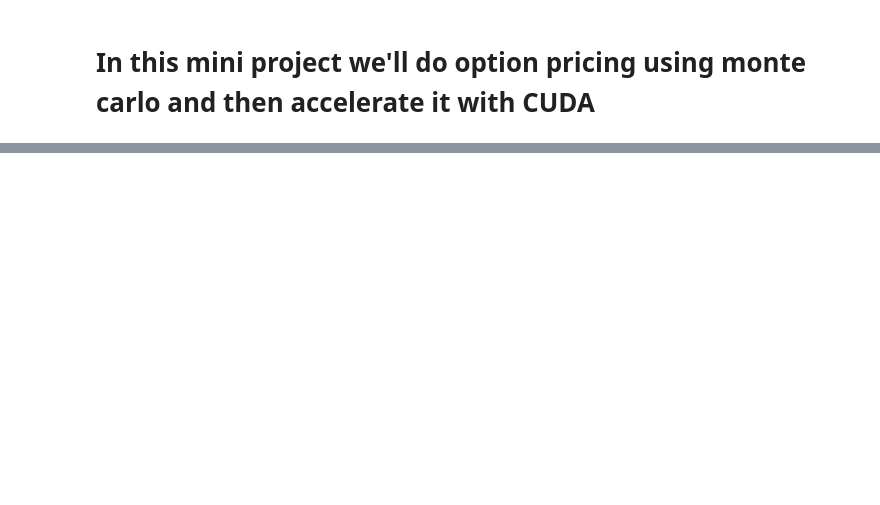
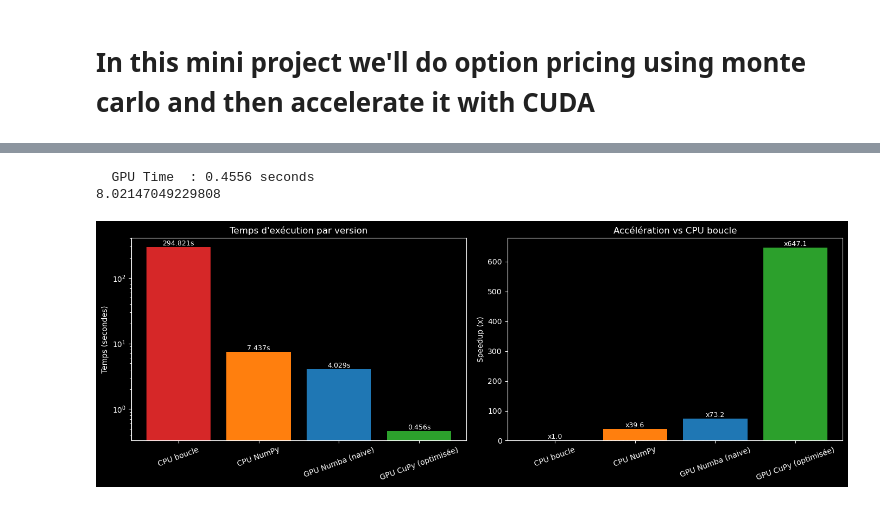
Before and after one commit to Ahmed-Berrada/Monte-Carlo-Option-Pricing, a Jupyter notebook: GPU_programming_mini_project.ipynb, the cells around one changed output, grey strips where cells are left out. Saved outputs shown, nothing was run; the diff lists cells and outputs as text; code cells hidden in the pictures; blank space fills up the shorter version.

```diff
--- a/GPU_programming_mini_project.ipynb
+++ b/GPU_programming_mini_project.ipynb
@@ -112,0 +127,49 @@ print(price_GPU)
+# %%
+start = time.perf_counter()
+price = monte_carlo_optimized_gpu(S0, K, r, sigma, T, N)
+end = time.perf_counter()
+optimized_gpu_time = end - start
+print(f"\n  GPU Time  : {optimized_gpu_time:.4f} seconds")
+print(price)
+# %% [output]
+  GPU Time  : 0.4556 seconds
+8.02147049229808
+# %%
+# Récupère les timings calculés plus haut dans le notebook
+labels = ["CPU boucle", "CPU NumPy", "GPU Numba (naive)", "GPU CuPy (optimisée)"]
+times = np.array([
+    sequential_time,
+    numpy_sequential_time,
+    gpu_naive_time,
+    optimized_gpu_time
+], dtype=float)
+
+speedups = times[0] / times
+
+fig, axes = plt.subplots(1, 2, figsize=(14, 5))
+
+# --- Graphe 1 : temps d'exécution ---
+bars1 = axes[0].bar(labels, times, color=["#d62728", "#ff7f0e", "#1f77b4", "#2ca02c"])
+axes[0].set_title("Temps d'exécution par version")
+axes[0].set_ylabel("Temps (secondes)")
+axes[0].set_yscale("log")  # utile si les écarts sont très grands
+axes[0].tick_params(axis="x", rotation=20)
+
+for b, t in zip(bars1, times):
+    axes[0].text(b.get_x() + b.get_width() / 2, b.get_height(), f"{t:.3f}s",
+                 ha="center", va="bottom", fontsize=9)
+
+bars2 = axes[1].bar(labels, speedups, color=["#d62728", "#ff7f0e", "#1f77b4", "#2ca02c"])
+axes[1].set_title("Accélération vs CPU boucle")
+axes[1].set_ylabel("Speedup (x)")
+axes[1].axhline(1.0, color="black", linestyle="--", linewidth=1)
+axes[1].tick_params(axis="x", rotation=20)
+
+for b, s in zip(bars2, speedups):
+    axes[1].text(b.get_x() + b.get_width() / 2, b.get_height(), f"x{s:.1f}",
+                 ha="center", va="bottom", fontsize=9)
+
+plt.tight_layout()
+plt.show()
+# %% [output]
+[figure, added]
```
Also changed, not shown: parts of 8 cells of this notebook.
